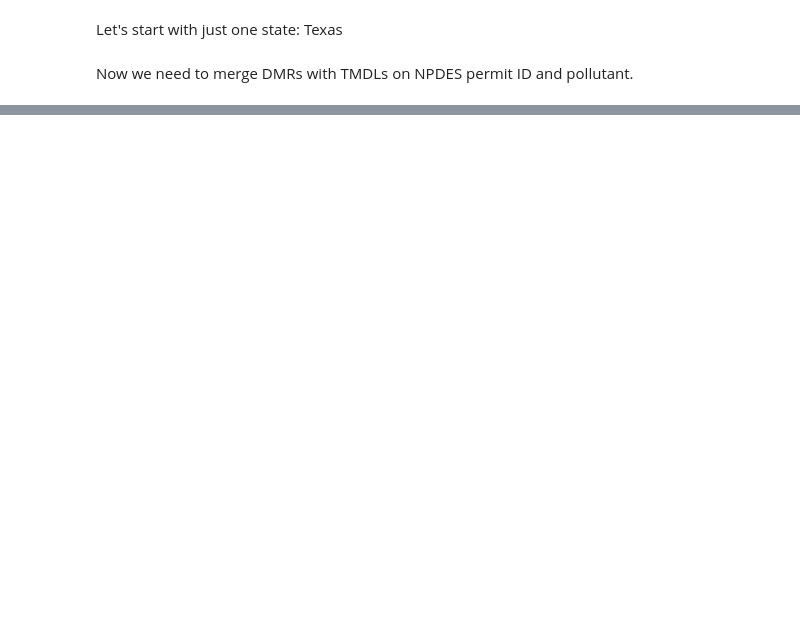
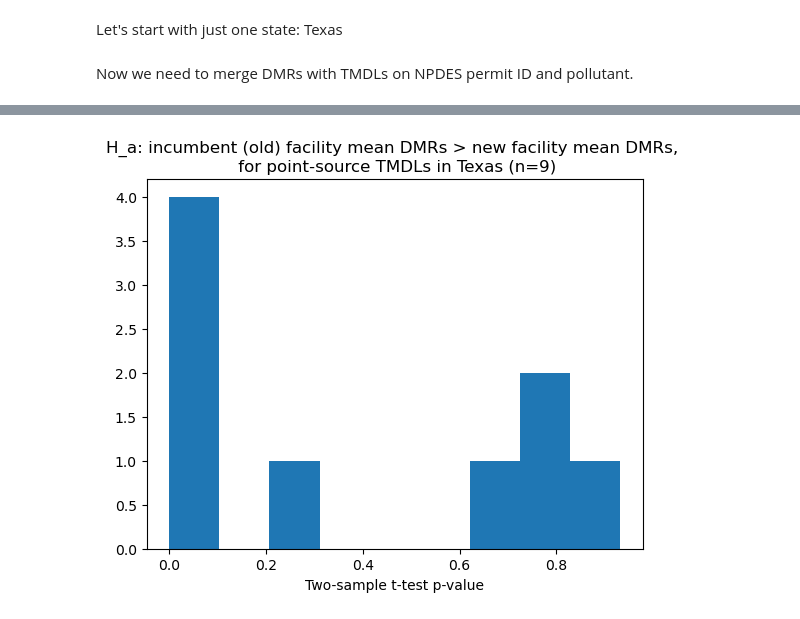
Before and after one commit to reglab/TMDLs_archived, a Jupyter notebook: TMDLs_and_DMRs.ipynb, the cells around one changed output, grey strips where cells are left out. Drawn from its saved outputs; the diff is of its cells as text; code cells hidden in the pictures; blank space fills up the shorter version.

```diff
--- a/TMDLs_and_DMRs.ipynb
+++ b/TMDLs_and_DMRs.ipynb
@@ -36,7 +37,7 @@ huc_AUID_links = pd.read_csv('huc_AUID_links.csv', dtype={'attributes.huc12': ob
 Let's start with just one state: Texas
 # %%
 # Load TX DMR Data
-TX_dmrs = pd.read_csv('TX_dmrs.csv', dtype={'dmr_value_standard_units': float,
+TX_dmrs = pd.read_csv(data_path + 'TX_dmrs.csv', dtype={'dmr_value_standard_units': float,
                               'parameter_code': object},
                        parse_dates=['monitoring_period_end_date'],
                        date_parser=lambda t: pd.to_datetime(t, errors='coerce'))
@@ -140,3 +142,4 @@ TX_dmrs_tmdls_merged = TX_tmdls_merged.merge(TX_dmrs, on=['npdes_permit_id', 'pa
 # %%
 # Define incumbency
 TX_dmrs_tmdls_merged['incumbent'] = (TX_dmrs_tmdls_merged['issue_date'] <= TX_dmrs_tmdls_merged['TMDLDate'])
+TX_dmrs_tmdls_merged['new_facility'] = (TX_dmrs_tmdls_merged['original_issue_date'] > TX_dmrs_tmdls_merged['TMDLDate'])
@@ -196,0 +146,28 @@ plt.title('t-scores for the difference in means between incumbent and newcomer m
+# %%
+def test_facility_dmr_diffs(dmrs):
+    # Group by limit type
+    grouped = dmrs.groupby(['pollutantName', 'limit_value_type_code', 'statistical_base_code', 'actionIdentifier'], as_index=False).nunique()
+
+    # Only retain permit limit types with more than one permittee, as well as both new and old facilities
+    grouped = grouped[(grouped['npdes_permit_id'] > 1) & (grouped['new_facility'] > 1)]
+    all_stats = pd.DataFrame()
+
+    for i in range(0, len(grouped)):
+        # Pick out one permit limit type
+        value_type = grouped.iloc[[i]][
+            ['pollutantName', 'limit_value_type_code', 'statistical_base_code', 'actionIdentifier']].merge(dmrs,
+                                        on=['pollutantName', 'limit_value_type_code', 'statistical_base_code', 'actionIdentifier'], how='inner')
+
+        # Optional, calculate stats
+        value_type['Welch_p_value'] =  ss.ttest_ind(value_type[value_type['new_facility']==True]['dmr_value_standard_units'], value_type[value_type['new_facility']==False]['dmr_value_standard_units'], equal_var=False, alternative='less', nan_policy='omit').pvalue
+        value_type['standard_p_value'] =  ss.ttest_ind(value_type[value_type['new_facility']==True]['dmr_value_standard_units'], value_type[value_type['new_facility']==False]['dmr_value_standard_units'], equal_var=True, alternative='less', nan_policy='omit').pvalue
+
+        stats = value_type.groupby(['pollutantName', 'limit_value_type_code', 'statistical_base_code', 'actionIdentifier', 'new_facility'], as_index=False).agg(limit_mean=pd.NamedAgg(column='dmr_value_standard_units', aggfunc=lambda x: x.mean()), limit_mean_SE=pd.NamedAgg(column='dmr_value_standard_units', aggfunc=lambda x: x.sem()), unique_permittees=pd.NamedAgg(column='npdes_permit_id', aggfunc=lambda x: x.nunique()), Welch_p_value=pd.NamedAgg(column='Welch_p_value', aggfunc=lambda x: x.iloc[0]), standard_p_value=pd.NamedAgg(column='standard_p_value', aggfunc=lambda x: x.iloc[0]))
+        stats = pd.pivot(stats, index=['pollutantName', 'limit_value_type_code', 'statistical_base_code', 'actionIdentifier'], columns='new_facility')
+        stats.drop([('Welch_p_value', False), ('standard_p_value', False)], axis=1, inplace=True)
+        stats.columns = ['Old_facility_DMR_mean', 'New_facility_DMR_mean', 'Old_facility_DMR_SE', 'New_facility_DMR_SE', 'Old_facility_unique_permittees', 'New_facility_unique_permittees', 'Welch_p_value', 'standard_p_value']
+        all_stats = pd.concat([all_stats, stats])
+    return all_stats
+# %%
+results = test_facility_dmr_diffs(TX_dmrs_tmdls_merged)
+results
@@ -196,0 +187,7 @@ plt.title('t-scores for the difference in means between incumbent and newcomer m
+# %%
+plt.style.use('default')
+plt.hist(results['Welch_p_value'], bins=9);
+plt.xlabel('Two-sample t-test p-value')
+plt.title('H_a: incumbent (old) facility mean DMRs > new facility mean DMRs, \n for point-source TMDLs in Texas (n=' + str(len(results['Welch_p_value'][~pd.isna(results['Welch_p_value'])])) + ')');
+# %% [output]
+[figure, added]
```
Also changed, not shown: parts of 10 cells of this notebook.
